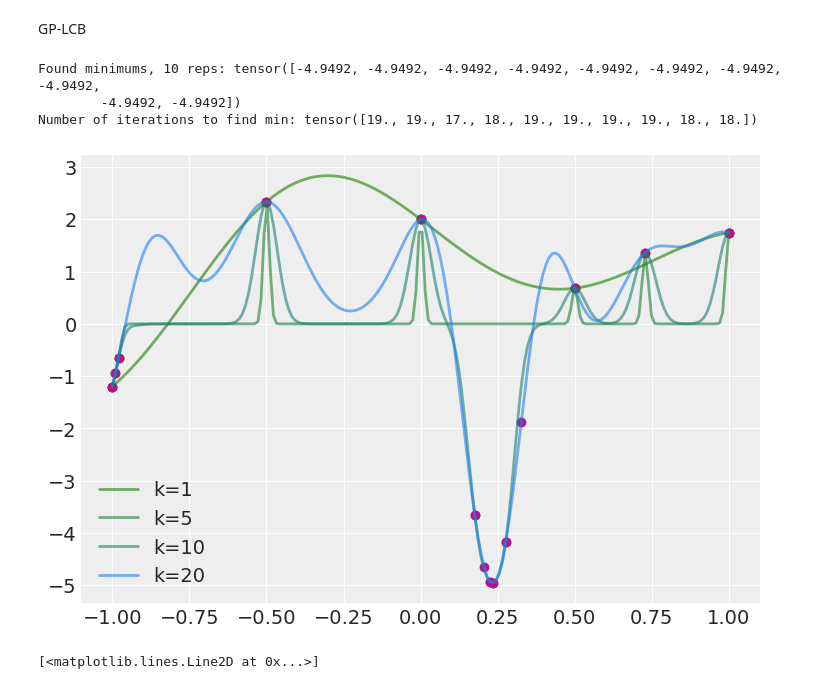
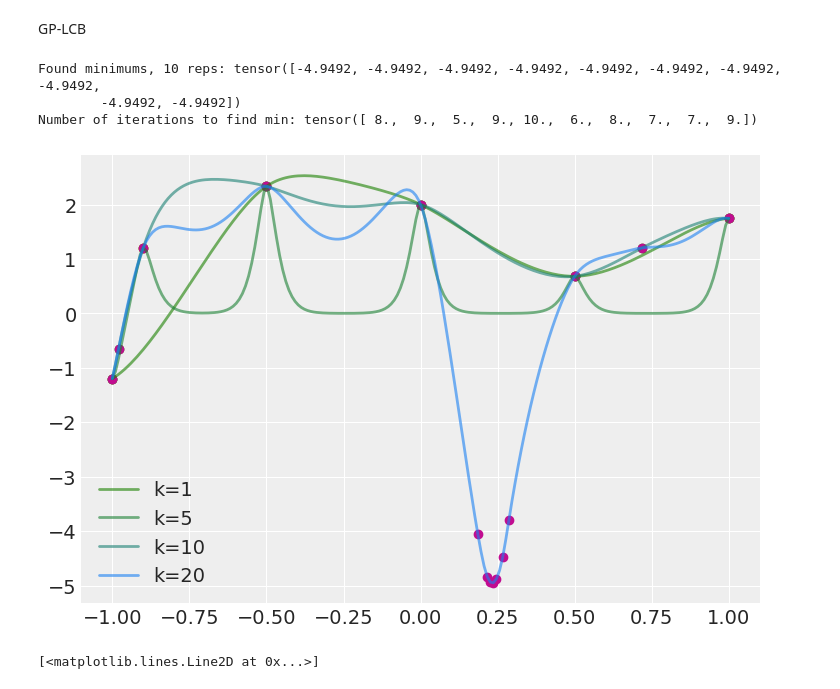
Before and after one commit to jsr-p/pmldiku-exam-paper, a Jupyter notebook: code/notebooks/B/exam_B_julius.ipynb, the cells around one changed output. Saved outputs shown, nothing was run; the diff lists cells and outputs as text; code cells hidden in the pictures.

```diff
--- a/code/notebooks/B/exam_B_julius.ipynb
+++ b/code/notebooks/B/exam_B_julius.ipynb
@@ -34,7 +34,8 @@ pyro.clear_param_store()
 
 no_samples = 500
 
-kernel = gp.kernels.RBF(input_dim=1)
+# kernel = gp.kernels.RBF(input_dim=1)
+kernel = gp.kernels.Matern32(input_dim=1)
 
 kernel.variance = pyro.nn.PyroSample(dist.LogNormal(torch.tensor(0.0), torch.tensor(2.0)))
 kernel.lengthscale = pyro.nn.PyroSample(dist.LogNormal(torch.tensor(-1.0), torch.tensor(1.0)))
@@ -103,7 +104,8 @@ def Bayesian_optimization(X, y, X_star, y_star, T, print=False):
 
         pyro.clear_param_store()
 
-        kernel = gp.kernels.RBF(input_dim=1)
+        # kernel = gp.kernels.RBF(input_dim=1)
+        kernel = gp.kernels.Matern32(input_dim=1)
         kernel.variance = pyro.nn.PyroSample(dist.LogNormal(torch.tensor(0.0), torch.tensor(2.0)))
         kernel.lengthscale = pyro.nn.PyroSample(dist.LogNormal(torch.tensor(-1.0), torch.tensor(1.0)))
 
@@ -134,13 +136,15 @@ def Bayesian_optimization(X, y, X_star, y_star, T, print=False):
         idx_p = f_star.argmin()
         x_p = X_star[idx_p]
         f_x_p = f(x_p)
+
+        if f_x_p == min(y_star) and f_x_p not in y:
+            no_iter = k # Number of iterations till minimum is found
+
         if f_x_p not in y:
             x_p_idx = torch.searchsorted(X, x_p)
             X = torch.from_numpy(np.insert(X.numpy(), x_p_idx.numpy(), x_p.numpy()))
             y = torch.from_numpy(np.insert(y.numpy(), x_p_idx.numpy(), f_x_p))
 
-        if f_x_p == min(y_star):
-            no_iter = k # Number of iterations till minimum is found
 
     return min(y), no_iter
 
@@ -176,7 +180,8 @@ def GP_LCB(X, y, X_star, y_star, T, print=False):
     for k in range(T):
 
         pyro.clear_param_store()
-        kernel = gp.kernels.RBF(input_dim=1)
+        # kernel = gp.kernels.RBF(input_dim=1)
+        kernel = gp.kernels.Matern32(input_dim=1)
         kernel.variance = pyro.nn.PyroSample(dist.LogNormal(torch.tensor(0.0), torch.tensor(2.0)))
         kernel.lengthscale = pyro.nn.PyroSample(dist.LogNormal(torch.tensor(-1.0), torch.tensor(1.0)))
 
@@ -198,38 +203,39 @@ def GP_LCB(X, y, X_star, y_star, T, print=False):
             color = (0.1, 0.5, k / T)
             sd = cov.diag().sqrt()  # standard deviation at each input point x
             plt.plot(X_star.numpy(), mean.numpy(), lw=2, c=color, alpha=0.6, label=f'k={k+1}')  # plot the mean
             plt.scatter(X, y)
             plt.legend()
 
         # Use GP-LCB and update
         idx_p = (mean - beta[k] * cov.diag().sqrt()).argmin()
         x_p = X_star[idx_p]
         f_x_p = f(x_p)
+
+        if f_x_p == min(y_star) and f_x_p not in y:
+            no_iter = k # Number of iterations till minimum is found
+
         if f_x_p not in y:
             x_p_idx = torch.searchsorted(X, x_p)
             X = torch.from_numpy(np.insert(X.numpy(), x_p_idx.numpy(), x_p.numpy()))
             y = torch.from_numpy(np.insert(y.numpy(), x_p_idx.numpy(), f_x_p))
-
-        if f_x_p == min(y_star):
-            no_iter = k # Number of iterations till minimum is found
 
     return min(y), no_iter
 
 
 min_y = GP_LCB(X, y, X_star, y_star, T, print=True)
 
 min_ys = torch.zeros(n_reps)
 no_iters = torch.zeros(n_reps)
 for i in range(n_reps):
     min_ys[i], no_iters[i] = GP_LCB(X, y, X_star, y_star, T, print=False)
 
 print('Found minimums, 10 reps:', min_ys)
 print('Number of iterations to find min:', no_iters)
 # %% [output]
 Found minimums, 10 reps: tensor([-4.9492, -4.9492, -4.9492, -4.9492, -4.9492, -4.9492, -4.9492, -4.9492,
         -4.9492, -4.9492])
-Number of iterations to find min: tensor([19., 19., 17., 18., 19., 19., 19., 19., 18., 18.])
+Number of iterations to find min: tensor([ 8.,  9.,  5.,  9., 10.,  6.,  8.,  7.,  7.,  9.])
-[figure, old version]
+[figure, new version]
 # %%
 ## For specifying what better priors could look like
 
```
Also changed, not shown: parts of 3 cells of this notebook.
